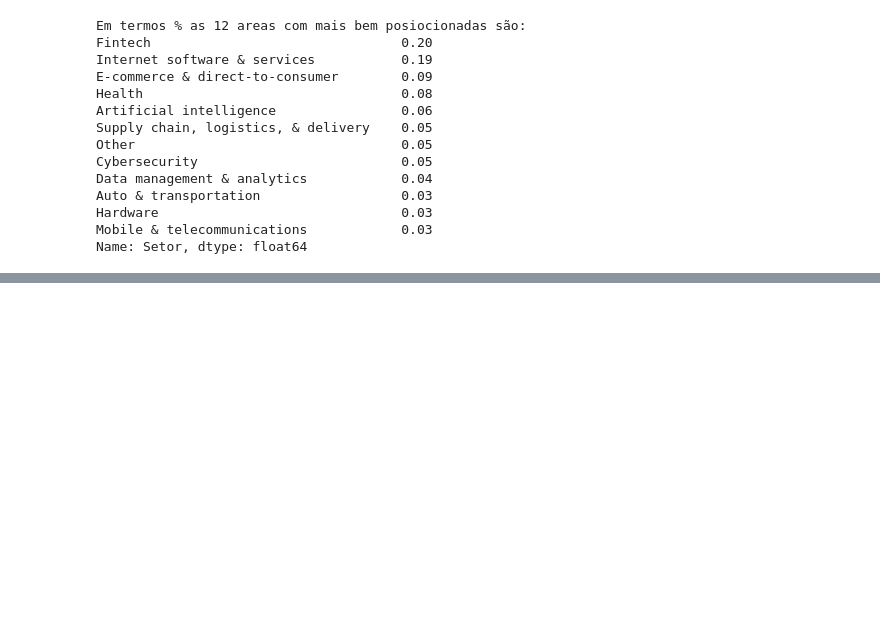
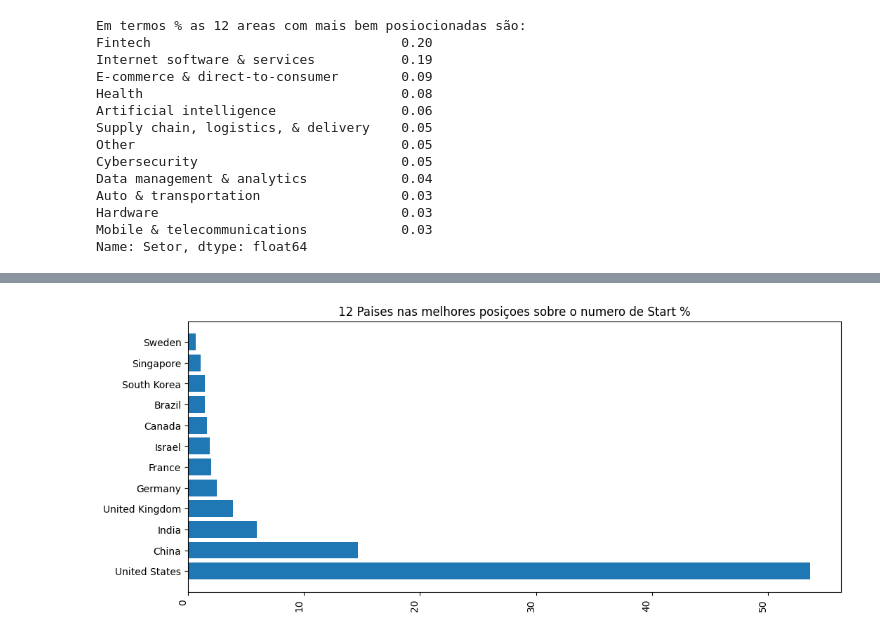
Before and after one commit to Gcango/Startup_Unicornio_Analise_Financeira, a Jupyter notebook: Startups_unicornes_Analise.ipynb, the cells around one changed output, grey strips where cells are left out. Saved outputs shown, nothing was run; the diff lists cells and outputs as text; code cells hidden in the pictures; blank space fills up the shorter version.

```diff
--- a/Startups_unicornes_Analise.ipynb
+++ b/Startups_unicornes_Analise.ipynb
@@ -169,0 +187,5 @@ Name: Setor, dtype: float64
+# %%
+pais_statup = round(dados['Pais'].value_counts(normalize= True) * 100, 2).head(12)
+#data = pd.DataFrame(pais_statup)
+#data
+pais_statup
@@ -169,0 +208,7 @@ Name: Setor, dtype: float64
+# %%
+plt.figure( figsize=(12,5) )
+plt.title('12 Paises nas melhores posiçoes sobre o numero de Start %')
+plt.barh( pais_statup.index, pais_statup.values,)
+plt.xticks( rotation=90, ha='right' );
+# %% [output]
+[figure, added]
```
Also changed, not shown: parts of 28 cells of this notebook.
